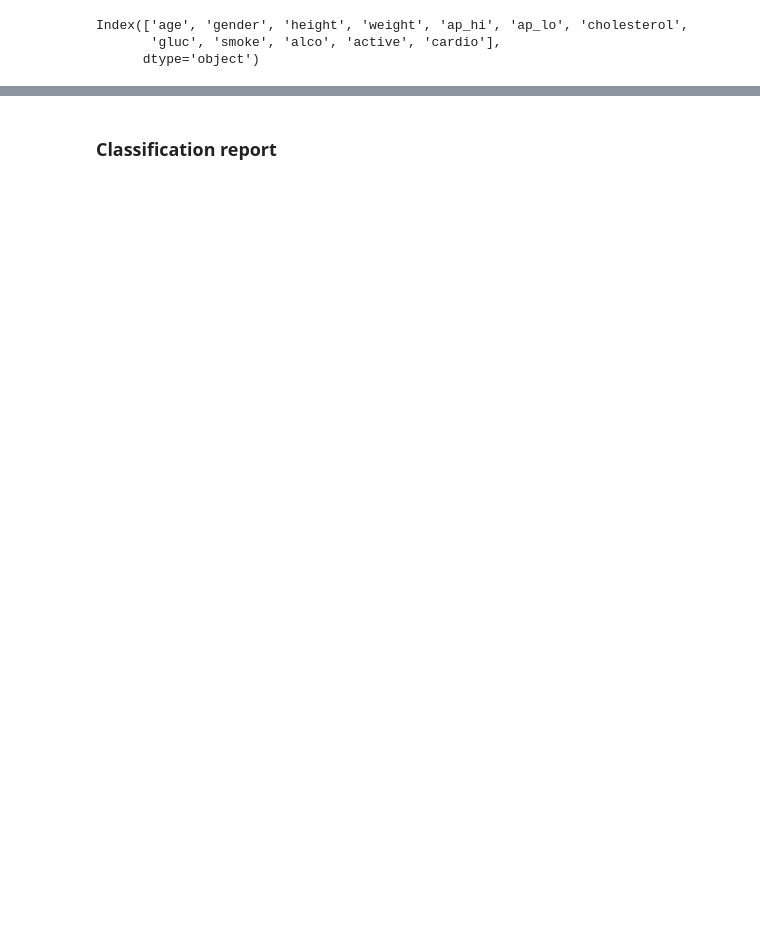
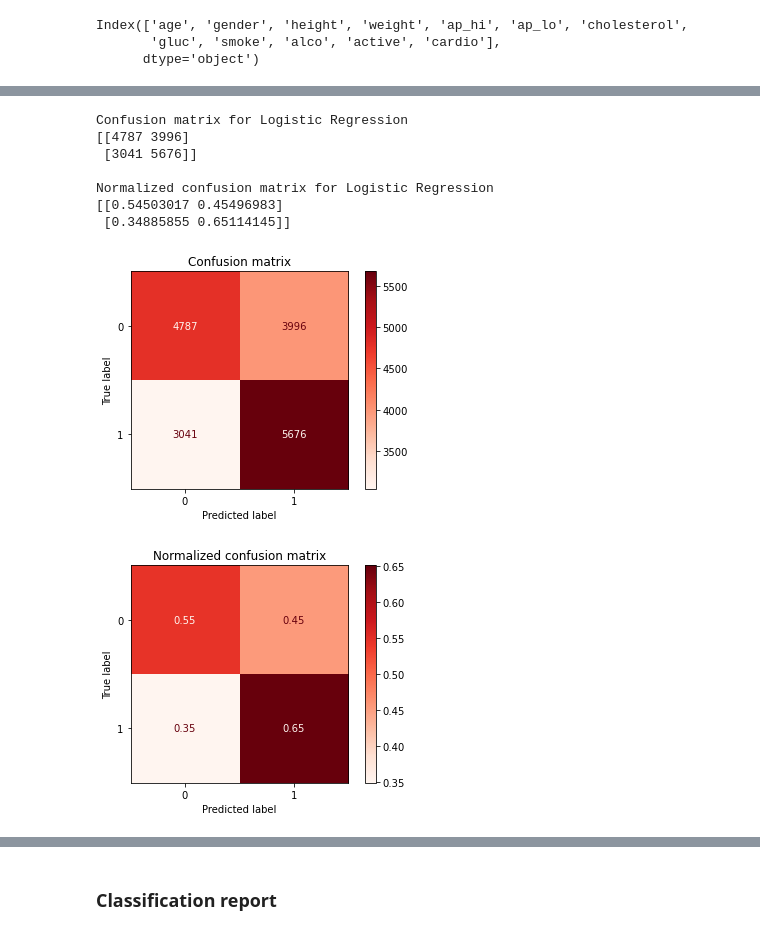
Before and after one commit to eltarr-kawther/-Cardiovascular-Risks, a Jupyter notebook: cardio_vasc.ipynb, the cells around one changed output, grey strips where cells are left out. Drawn from its saved outputs; the diff is of its cells as text; code cells hidden in the pictures; blank space fills up the shorter version.

```diff
--- a/cardio_vasc.ipynb
+++ b/cardio_vasc.ipynb
@@ -102,0 +129,11 @@ Index(['age', 'gender', 'height', 'weight', 'ap_hi', 'ap_lo', 'cholesterol',
+# %%
+from sklearn.preprocessing import StandardScaler
+
+X = StandardScaler().fit_transform(X)
+# %%
+logreg = LogisticRegression(C=1.0, solver='lbfgs', multi_class='ovr')
+# %%
+X_train, X_test, y_train, y_test = train_test_split(X, y, test_size = 0.25)
+# %%
+logreg.fit(X_train, y_train)
+print('Intercept :',logreg.intercept_,'  ','Coeff',logreg.coef_)
@@ -102,0 +158,24 @@ Index(['age', 'gender', 'height', 'weight', 'ap_hi', 'ap_lo', 'cholesterol',
+# %%
+titles_options = [("Confusion matrix", None),
+                  ("Normalized confusion matrix", 'true')]
+for title, normalize in titles_options:
+    disp = plot_confusion_matrix(logreg, X_test, y_test,
+                                 cmap=plt.cm.Reds,
+                                 normalize=normalize)
+    disp.ax_.set_title(title)
+
+    print(title,'for Logistic Regression')
+    print(disp.confusion_matrix)
+    print()
+
+plt.show()
+# %% [output]
+Confusion matrix for Logistic Regression
+[[4787 3996]
+ [3041 5676]]
+
+Normalized confusion matrix for Logistic Regression
+[[0.54503017 0.45496983]
+ [0.34885855 0.65114145]]
+[figure, added]
+[figure, added]
```
Also changed, not shown: parts of 30 cells of this notebook, 1 other file.
